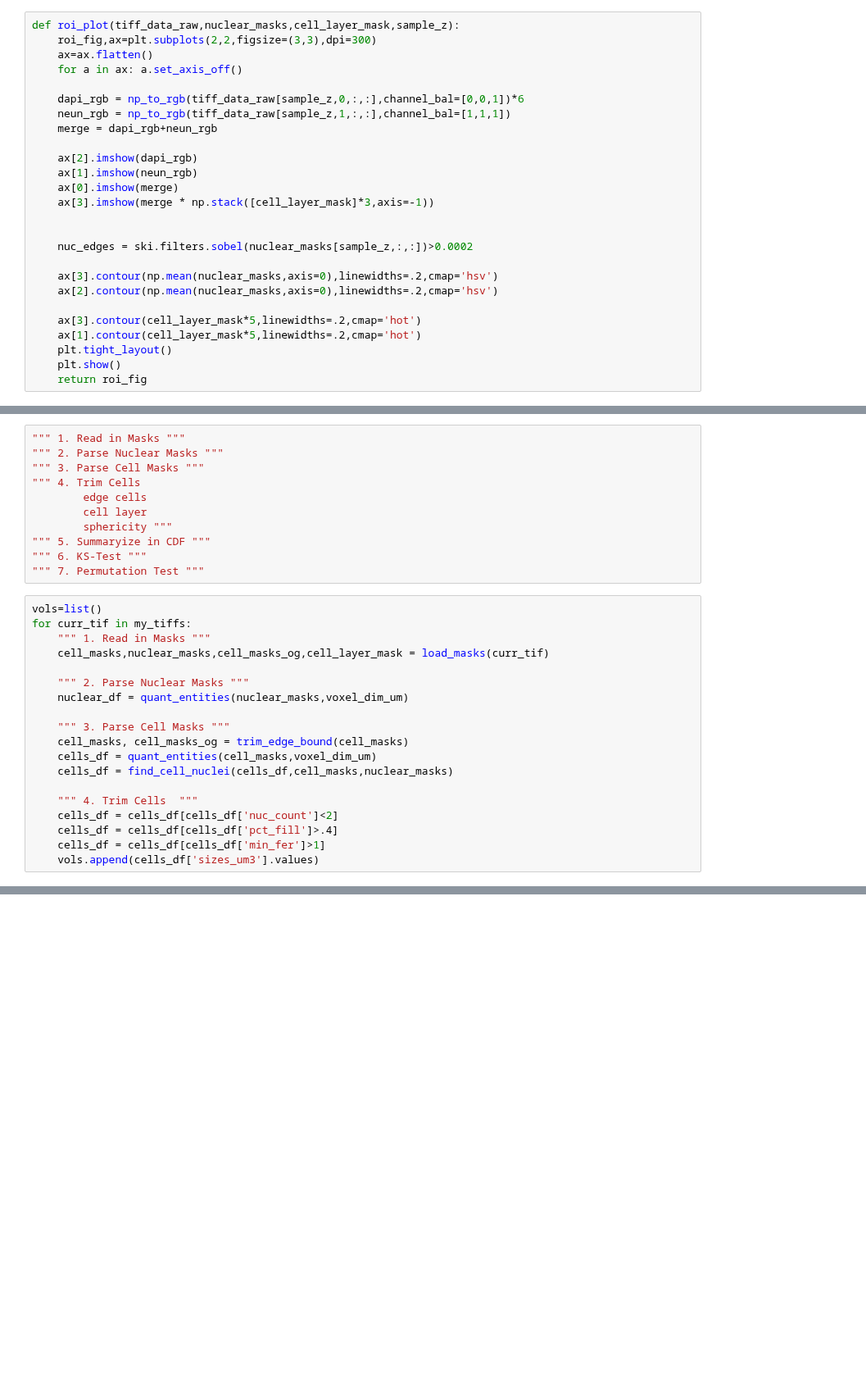
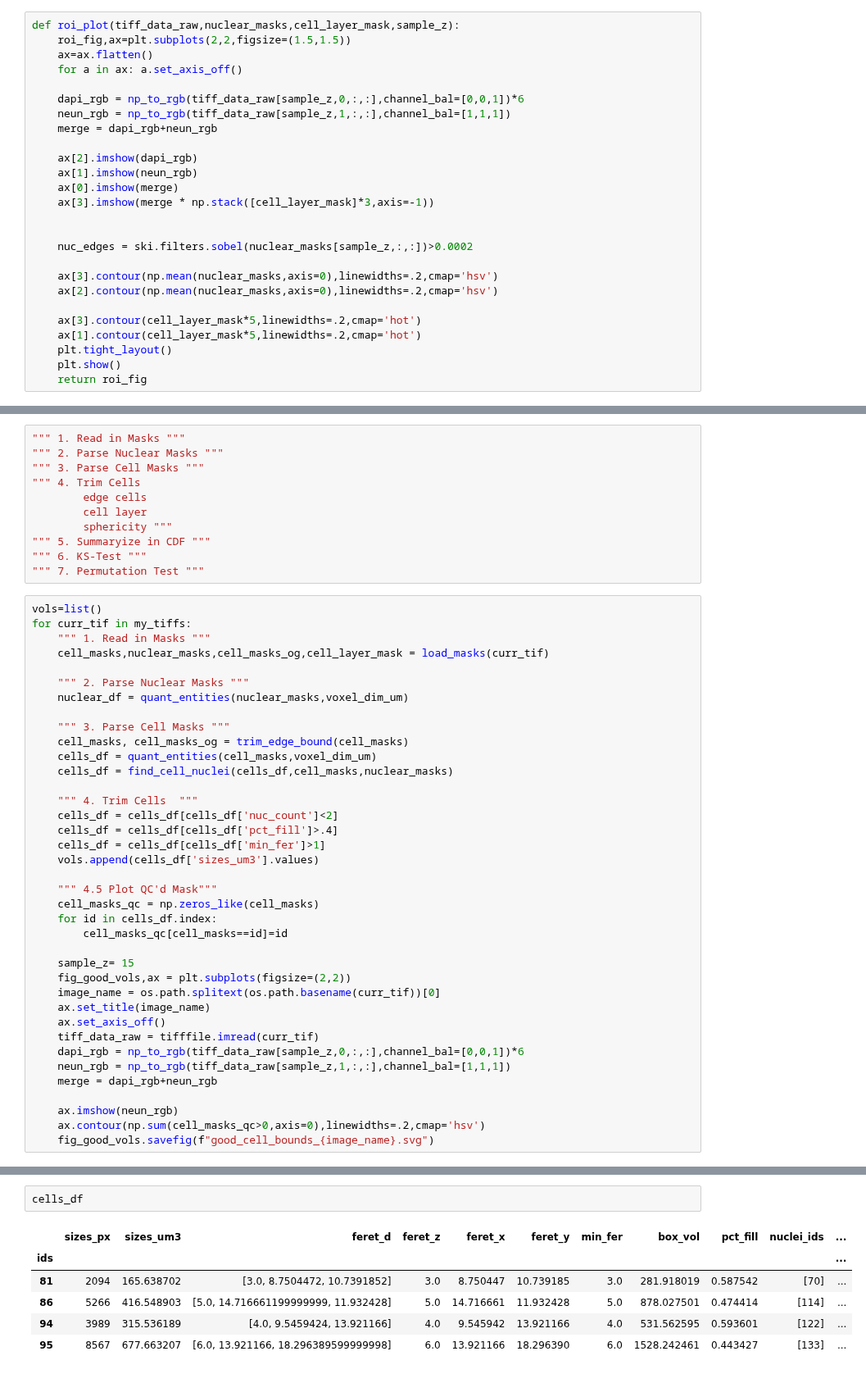
Before and after one commit to dtabuena/Workshop, a Jupyter notebook: Image/NeuN_Volumes_Cellpose.ipynb, the cells around one changed output, grey strips where cells are left out. Shown at 82% size. Saved outputs shown, nothing was run; the diff lists cells and outputs as text; blank space fills up the shorter version.

```diff
--- a/Image/NeuN_Volumes_Cellpose.ipynb
+++ b/Image/NeuN_Volumes_Cellpose.ipynb
@@ -333,7 +327,7 @@ age_dict={
 my_tiffs = [t for t in my_tiffs if 'DAPI' in t]
 # %%
 def roi_plot(tiff_data_raw,nuclear_masks,cell_layer_mask,sample_z):
-    roi_fig,ax=plt.subplots(2,2,figsize=(3,3),dpi=300)
+    roi_fig,ax=plt.subplots(2,2,figsize=(1.5,1.5))
     ax=ax.flatten()
     for a in ax: a.set_axis_off()
 
@@ -614,3 +628,22 @@ for curr_tif in my_tiffs:
     cells_df = cells_df[cells_df['pct_fill']>.4]
     cells_df = cells_df[cells_df['min_fer']>1]
     vols.append(cells_df['sizes_um3'].values)
+
+    """ 4.5 Plot QC'd Mask"""
+    cell_masks_qc = np.zeros_like(cell_masks)
+    for id in cells_df.index:
+        cell_masks_qc[cell_masks==id]=id
+
+    sample_z= 15
+    fig_good_vols,ax = plt.subplots(figsize=(2,2))
+    image_name = os.path.splitext(os.path.basename(curr_tif))[0]
+    ax.set_title(image_name)
+    ax.set_axis_off()
+    tiff_data_raw = tifffile.imread(curr_tif)
+    dapi_rgb = np_to_rgb(tiff_data_raw[sample_z,0,:,:],channel_bal=[0,0,1])*6
+    neun_rgb = np_to_rgb(tiff_data_raw[sample_z,1,:,:],channel_bal=[1,1,1])
+    merge = dapi_rgb+neun_rgb
+
+    ax.imshow(neun_rgb)
+    ax.contour(np.sum(cell_masks_qc>0,axis=0),linewidths=.2,cmap='hsv')
+    fig_good_vols.savefig(f"good_cell_bounds_{image_name}.svg")
@@ -637,3 +650,12 @@ age_dict
+# %%
+cells_df
+# %% [output]
+|  | sizes_px | sizes_um3 | feret_d | feret_z | feret_x | feret_y | min_fer | box_vol | pct_fill | nuclei_ids | ... |
+| ids |  |  |  |  |  |  |  |  |  |  | ... |
+| 81 | 2094 | 165.638702 | [3.0, 8.7504472, 10.7391852] | 3.0 | 8.750447 | 10.739185 | 3.0 | 281.918019 | 0.587542 | [70] | ... |
+| 86 | 5266 | 416.548903 | [5.0, 14.716661199999999, 11.932428] | 5.0 | 14.716661 | 11.932428 | 5.0 | 878.027501 | 0.474414 | [114] | ... |
+| 94 | 3989 | 315.536189 | [4.0, 9.5459424, 13.921166] | 4.0 | 9.545942 | 13.921166 | 4.0 | 531.562595 | 0.593601 | [122] | ... |
+| 95 | 8567 | 677.663207 | [6.0, 13.921166, 18.296389599999998] | 6.0 | 13.921166 | 18.296390 | 6.0 | 1528.242461 | 0.443427 | [133] | ... |
 # %%
 """ 5. Summarize in CDFs """
 geno_types = ['E3' if 'E3' in t else 'E4' for t in my_tiffs]
```
Also changed, not shown: parts of 7 cells of this notebook.
